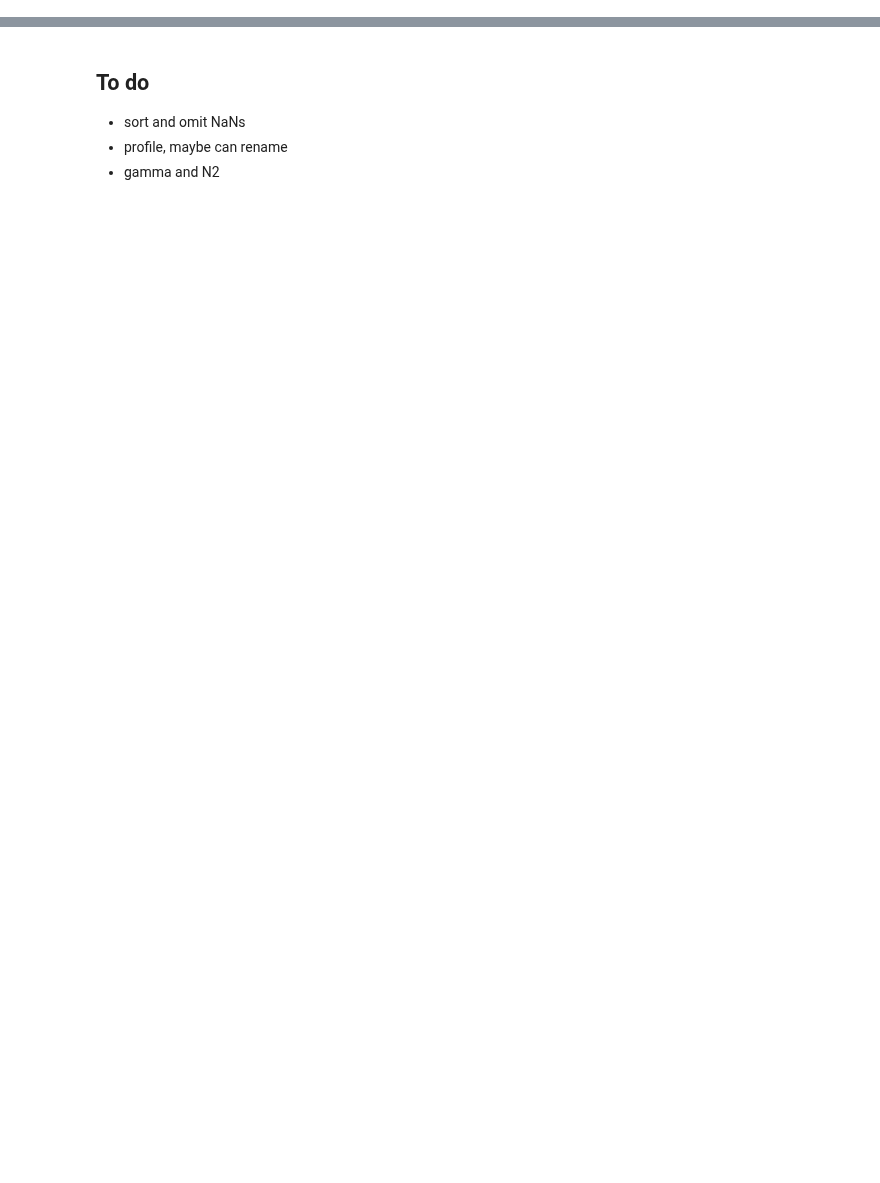
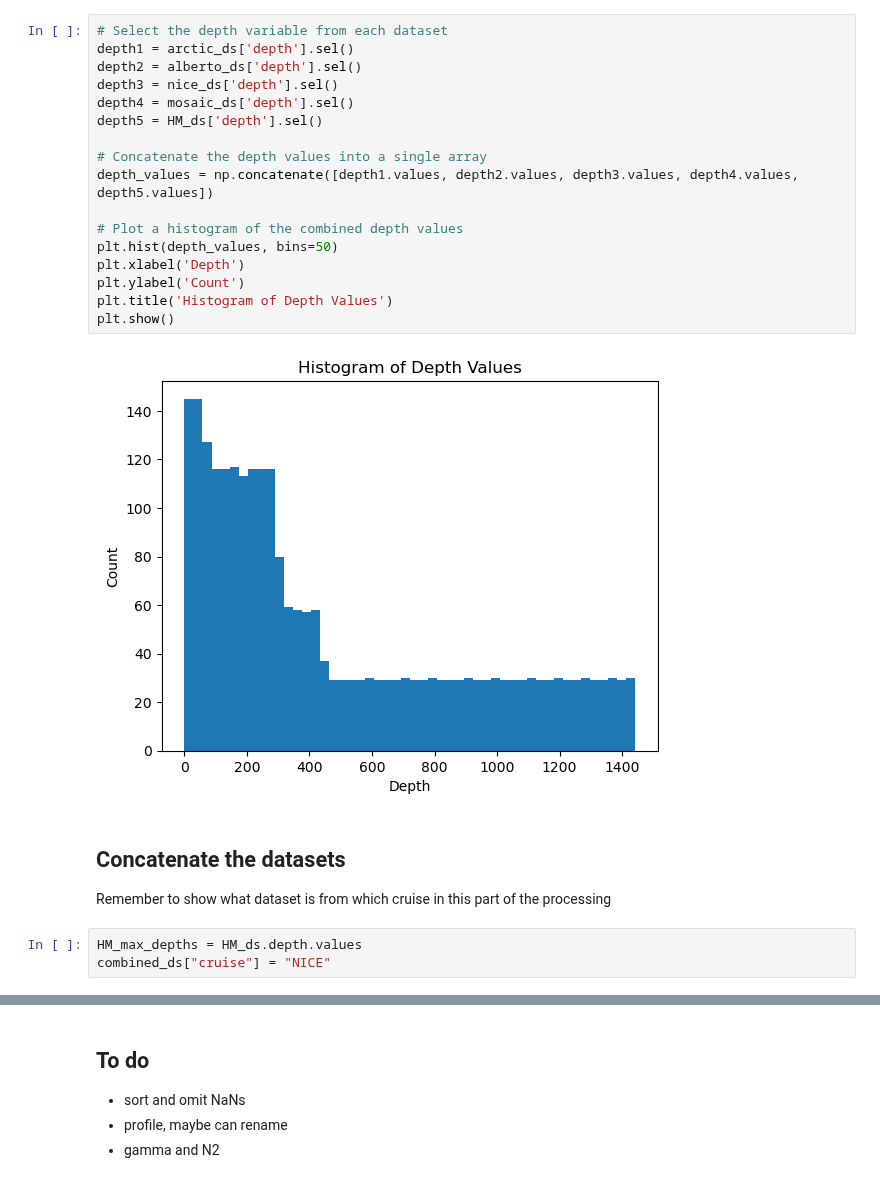
Before and after one commit to lisanneblok/ArcticTurbulence, a Jupyter notebook: data_exploration/load_ds.ipynb, the cells around one changed output, grey strips where cells are left out. Cells and saved outputs as stored; diff of their text form; blank space fills up the shorter version.

```diff
--- a/data_exploration/load_ds.ipynb
+++ b/data_exploration/load_ds.ipynb
@@ -129,0 +381,25 @@ df
+# %%
+# Select the depth variable from each dataset
+depth1 = arctic_ds['depth'].sel()
+depth2 = alberto_ds['depth'].sel()
+depth3 = nice_ds['depth'].sel()
+depth4 = mosaic_ds['depth'].sel()
+depth5 = HM_ds['depth'].sel()
+
+# Concatenate the depth values into a single array
+depth_values = np.concatenate([depth1.values, depth2.values, depth3.values, depth4.values, depth5.values])
+
+# Plot a histogram of the combined depth values
+plt.hist(depth_values, bins=50)
+plt.xlabel('Depth')
+plt.ylabel('Count')
+plt.title('Histogram of Depth Values')
+plt.show()
+# %% [output]
+[figure, added]
+# %% [markdown]
+## Concatenate the datasets
+Remember to show what dataset is from which cruise in this part of the processing
+# %%
+HM_max_depths = HM_ds.depth.values
+combined_ds["cruise"] = "NICE"
```
Also changed, not shown: parts of 74 cells of this notebook.
